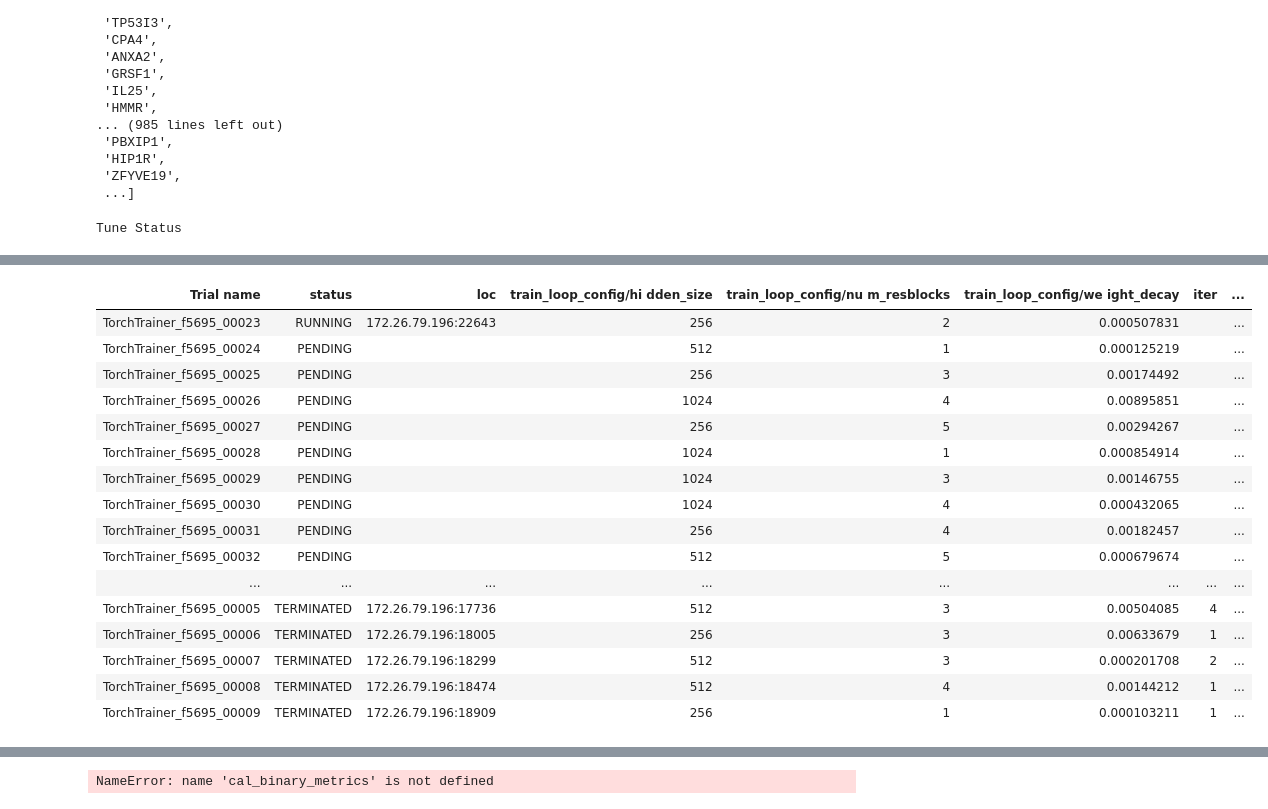
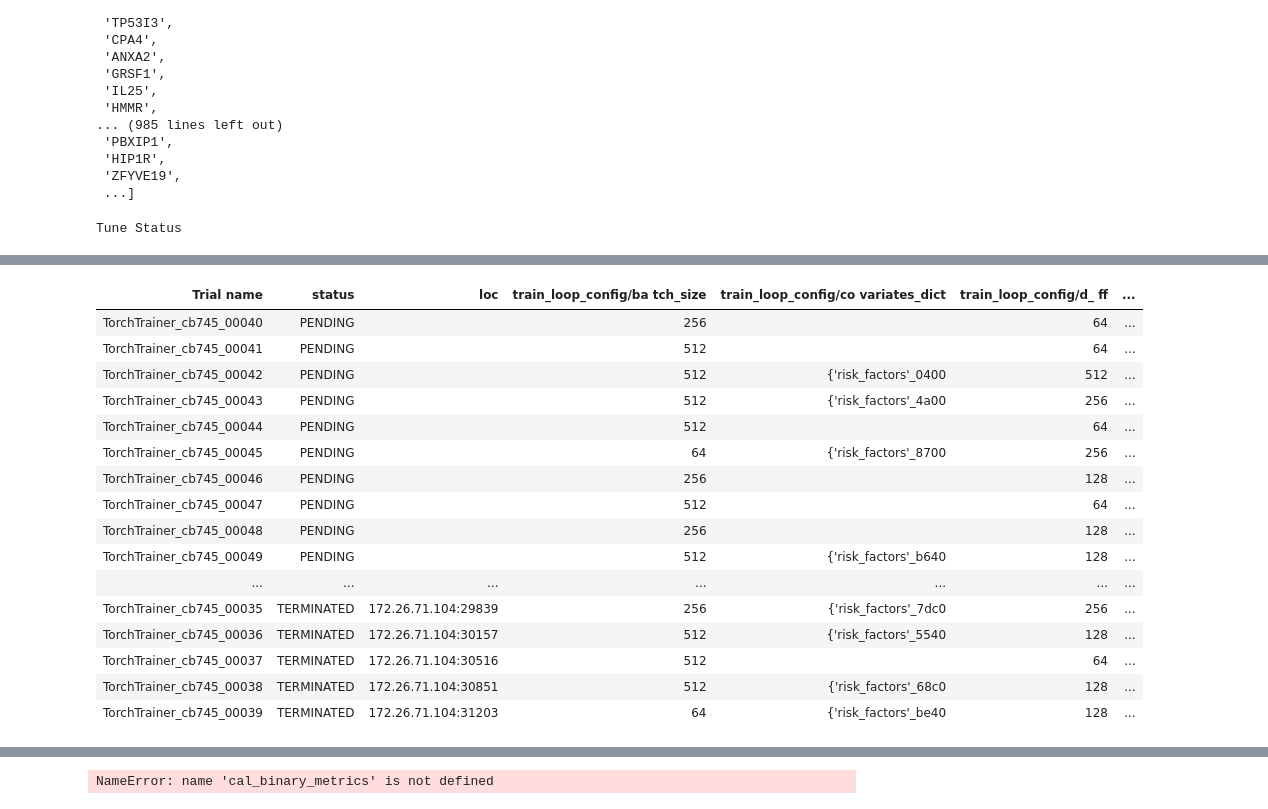
Before and after one commit to 1511878618/ppp_prediction, a Jupyter notebook: 5.DL.ipynb, the cells around one changed output, grey strips where cells are left out. Cells and saved outputs as stored; diff of their text form; code cells hidden in the pictures.

```diff
--- a/5.DL.ipynb
+++ b/5.DL.ipynb
@@ -205,6 +266,7 @@ dataset = DatasetModule(
     train=train_imputed,
     test=test_imputed,
     features=proteomics,
+    covariates=risk_factors,
     label=["incident_cad"],
     num_classes=2,
     batch_size=256,
@@ -224,6 +286,7 @@ Test : incident_cad
 dtype: int64
 # %%
 for x, y in dataset.train_dataloader():
-    print(x.shape, y.shape)
+    # print(x.shape, y.shape)
     print(torch.argmax(y, dim=1).sum())
+    break
 # %% [output]
@@ -413,10 +1127,20 @@ from ray.train.torch import TorchTrainer
 
 
 def train_func(config):
+    features_key = list(config["features_dict"].keys())[0]
+    covariates_key = (
+        list(config["covariates_dict"].keys())[0] if config["covariates_dict"] else None
+    )
+
     dataset = DatasetModule(
         train=train_imputed,
         test=test_imputed,
-        features=used_fatures,
+        features=config["features_dict"][features_key],
+        covariates=(
+            config["covariates_dict"][covariates_key]
+            if config["covariates_dict"]
+            else None
+        ),
         label=["incident_cad"],
         num_classes=2,
         batch_size=config["batch_size"],
@@ -430,7 +1154,8 @@ def train_func(config):
     #     weight=config["weight"],
     #     num_resblocks=config["num_resblocks"],
     # )
-    model = FullyConnectedNet(**config)
+    # model = FullyConnectedNet(**config)
+    model = LinearTransformerPL(**config)
     trainer = Trainer(
         devices="auto",
         strategy=RayDDPStrategy(),
@@ -442,24 +1167,25 @@ def train_func(config):
     trainer.fit(model, dataset)
 
 
-search_space = {
-    "features": used_fatures,
-    "output_size": 2,
-    #    "hidden_size": tune.choice([256, 128, 64]),
-    "hidden_size": tune.choice([256, 512, 1024]),
-    #    "lr": tune.loguniform(1e-4, 1e-1),
-    "lr": 0.0074,
+LinearTransformerPL_search_space = {
+    "features_dict": {"proteomics": proteomics},
+    "covariates_dict": tune.choice([{"risk_factors": risk_factors}, None]),
+    "d_ff": tune.choice([64, 128, 256, 512]),
+    "num_classes": 2,
+    "num_layers": tune.choice([1, 2, 3, 4, 5]),
+    "dropout": tune.uniform(0.1, 0.5),
+    "lr": tune.loguniform(1e-4, 1e-1),
     "weight_decay": tune.loguniform(1e-4, 1e-2),
-    #    "weight": tune.choice([[1, 1], [0.1, 1], [0.1, 10], [0.1, 100]]),
-    "weight": [1, 1],
-    "batch_size": 256,
-    #    "batch_size": tune.choice([256]),
-    "num_resblocks": tune.choice([1, 2, 3, 4, 5]),
+    "weight": tune.choice([[1, 1], [0.1, 1], [0.1, 10], [0.1, 100]]),
+    "batch_size": tune.choice([64, 256]),
 }
 
 
+search_space = LinearTransformerPL_search_space
+
+
 # The maximum training epochs
-num_epochs = 10
+num_epochs = 20
 
 # Number of sampls from parameter space
 num_samples = 50
@@ -467,7 +1193,7 @@ scheduler = ASHAScheduler(max_t=num_epochs, grace_period=1, reduction_factor=2)
 
 
 scaling_config = ScalingConfig(
-    num_workers=1, use_gpu=True, resources_per_worker={"CPU": 3, "GPU": 0.5}
+    num_workers=1, use_gpu=True, resources_per_worker={"CPU": 3, "GPU": 0.99}
 )
 
 run_config = RunConfig(
@@ -513,7 +1239,7 @@ best_result_epoch_dir = (
     best_result.get_best_checkpoint("ptl/val_auc", "max").path + "/checkpoint.ckpt"
 )
 best_model_state = torch.load(best_result_epoch_dir)
-best_model = FullyConnectedNet(**best_params["train_loop_config"])
+best_model = LinearTransformerPL(**best_params["train_loop_config"])
 best_model.load_state_dict(best_model_state["state_dict"])
 best_model
 # %% [output]
@@ -530,18 +1254,18 @@ Messages
 Trial Status
-| Trial name | status | loc | train_loop_config/hi dden_size | train_loop_config/nu m_resblocks | train_loop_config/we ight_decay | iter | ... |
-| TorchTrainer_f5695_00023 | RUNNING | 172.26.79.196:22643 | 256 | 2 | 0.000507831 |  | ... |
-| TorchTrainer_f5695_00024 | PENDING |  | 512 | 1 | 0.000125219 |  | ... |
-| TorchTrainer_f5695_00025 | PENDING |  | 256 | 3 | 0.00174492 |  | ... |
-| TorchTrainer_f5695_00026 | PENDING |  | 1024 | 4 | 0.00895851 |  | ... |
-| TorchTrainer_f5695_00027 | PENDING |  | 256 | 5 | 0.00294267 |  | ... |
-| TorchTrainer_f5695_00028 | PENDING |  | 1024 | 1 | 0.000854914 |  | ... |
-| TorchTrainer_f5695_00029 | PENDING |  | 1024 | 3 | 0.00146755 |  | ... |
-| TorchTrainer_f5695_00030 | PENDING |  | 1024 | 4 | 0.000432065 |  | ... |
-| TorchTrainer_f5695_00031 | PENDING |  | 256 | 4 | 0.00182457 |  | ... |
-| TorchTrainer_f5695_00032 | PENDING |  | 512 | 5 | 0.000679674 |  | ... |
-| ... | ... | ... | ... | ... | ... | ... | ... |
-| TorchTrainer_f5695_00005 | TERMINATED | 172.26.79.196:17736 | 512 | 3 | 0.00504085 | 4 | ... |
-| TorchTrainer_f5695_00006 | TERMINATED | 172.26.79.196:18005 | 256 | 3 | 0.00633679 | 1 | ... |
-| TorchTrainer_f5695_00007 | TERMINATED | 172.26.79.196:18299 | 512 | 3 | 0.000201708 | 2 | ... |
-| TorchTrainer_f5695_00008 | TERMINATED | 172.26.79.196:18474 | 512 | 4 | 0.00144212 | 1 | ... |
-| TorchTrainer_f5695_00009 | TERMINATED | 172.26.79.196:18909 | 256 | 1 | 0.000103211 | 1 | ... |
+| Trial name | status | loc | train_loop_config/ba tch_size | train_loop_config/co variates_dict | train_loop_config/d_ ff | ... |
+| TorchTrainer_cb745_00040 | PENDING |  | 256 |  | 64 | ... |
+| TorchTrainer_cb745_00041 | PENDING |  | 512 |  | 64 | ... |
+| TorchTrainer_cb745_00042 | PENDING |  | 512 | {'risk_factors'_0400 | 512 | ... |
+| TorchTrainer_cb745_00043 | PENDING |  | 512 | {'risk_factors'_4a00 | 256 | ... |
+| TorchTrainer_cb745_00044 | PENDING |  | 512 |  | 64 | ... |
+| TorchTrainer_cb745_00045 | PENDING |  | 64 | {'risk_factors'_8700 | 256 | ... |
+| TorchTrainer_cb745_00046 | PENDING |  | 256 |  | 128 | ... |
+| TorchTrainer_cb745_00047 | PENDING |  | 512 |  | 64 | ... |
+| TorchTrainer_cb745_00048 | PENDING |  | 256 |  | 128 | ... |
+| TorchTrainer_cb745_00049 | PENDING |  | 512 | {'risk_factors'_b640 | 128 | ... |
+| ... | ... | ... | ... | ... | ... | ... |
+| TorchTrainer_cb745_00035 | TERMINATED | 172.26.71.104:29839 | 256 | {'risk_factors'_7dc0 | 256 | ... |
+| TorchTrainer_cb745_00036 | TERMINATED | 172.26.71.104:30157 | 512 | {'risk_factors'_5540 | 128 | ... |
+| TorchTrainer_cb745_00037 | TERMINATED | 172.26.71.104:30516 | 512 |  | 64 | ... |
+| TorchTrainer_cb745_00038 | TERMINATED | 172.26.71.104:30851 | 512 | {'risk_factors'_68c0 | 128 | ... |
+| TorchTrainer_cb745_00039 | TERMINATED | 172.26.71.104:31203 | 64 | {'risk_factors'_be40 | 128 | ... |
```
Also changed, not shown: parts of 22 cells of this notebook, 44 other files.
